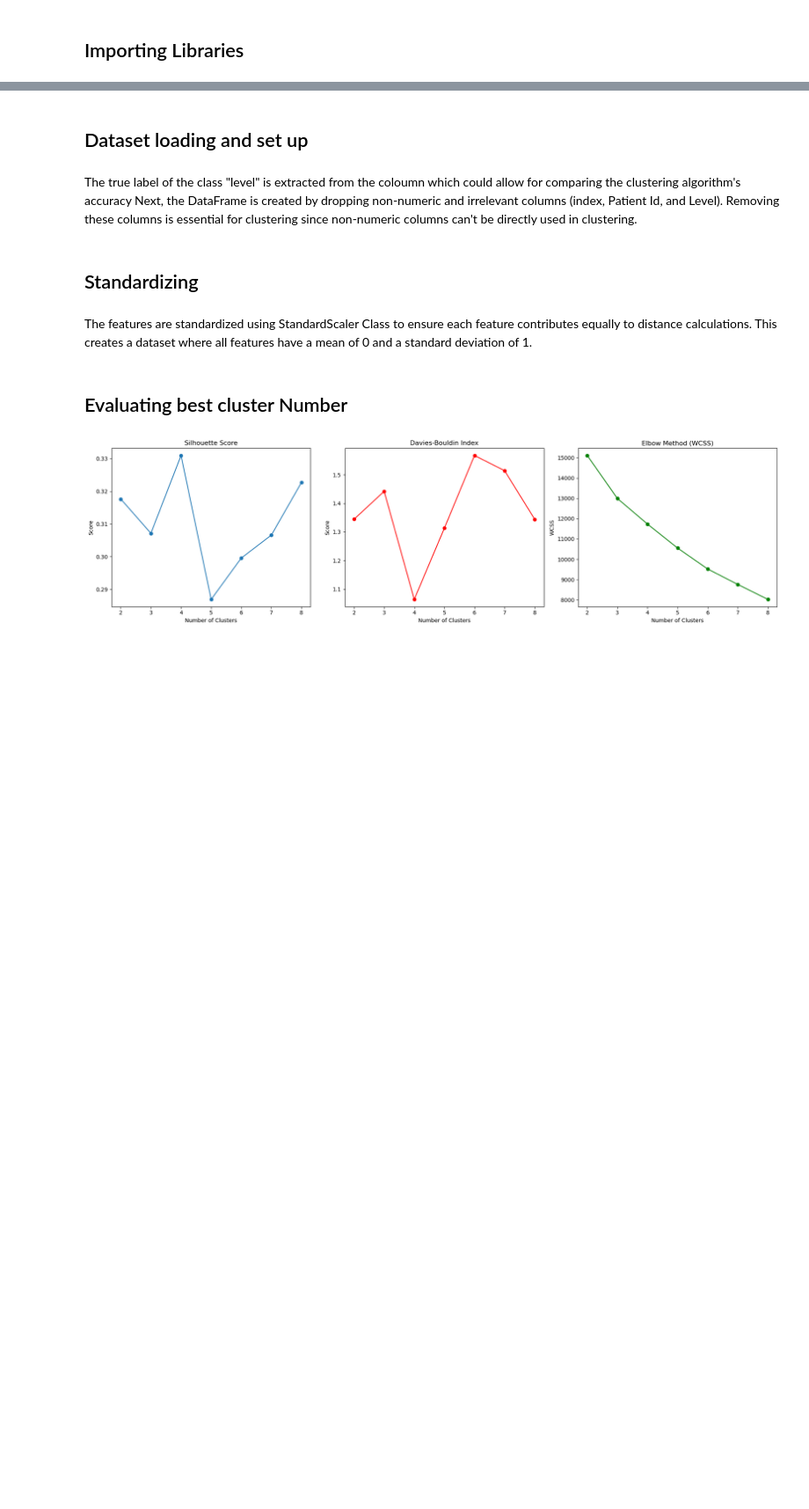
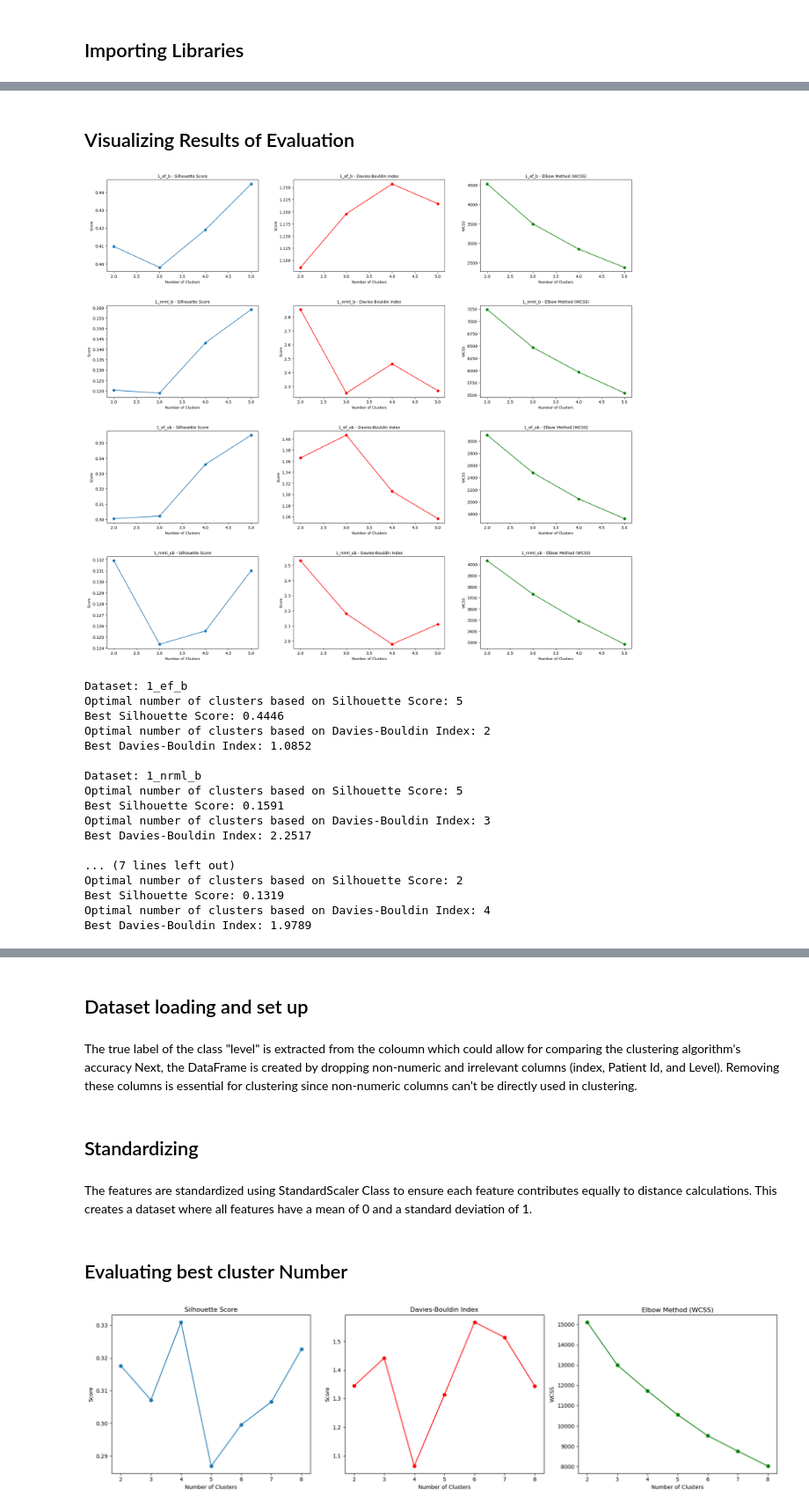
Before and after one commit to machine-learning-hwu-project/Dubai_UG_11, a Jupyter notebook: clustering/hierarchical clustering/Hierarchal_clustering.ipynb, the cells around one changed output, grey strips where cells are left out. Shown: that part at 88% size. Drawn from its saved outputs; the diff is of its cells as text; code cells hidden in the pictures; blank space fills up the shorter version.

Commit message:
done with AH clustering

```diff
--- a/clustering/hierarchical clustering/Hierarchal_clustering.ipynb
+++ b/clustering/hierarchical clustering/Hierarchal_clustering.ipynb
@@ -19,0 +72,53 @@ from sklearn.cluster import AgglomerativeClustering
+# %% [markdown]
+## Visualizing Results of Evaluation
+# %%
+plt.figure(figsize=(20, 18))
+for i, (label, metrics) in enumerate(results.items()):
+    cluster_range = range(2, 6)
+
+    plt.subplot(4, 3, i * 3 + 1)
+    plt.plot(cluster_range, metrics["Silhouette Scores"], marker='o')
+    plt.title(f"{label} - Silhouette Score", fontsize=10)
+    plt.xlabel("Number of Clusters", fontsize=9)
+    plt.ylabel("Score", fontsize=9)
+
+    plt.subplot(4, 3, i * 3 + 2)
+    plt.plot(cluster_range, metrics["Davies-Bouldin Scores"], marker='o', color='red')
+    plt.title(f"{label} - Davies-Bouldin Index", fontsize=10)
+    plt.xlabel("Number of Clusters", fontsize=9)
+    plt.ylabel("Score", fontsize=9)
+
+    plt.subplot(4, 3, i * 3 + 3)
+    plt.plot(cluster_range, metrics["WCSS"], marker='o', color='green')
+    plt.title(f"{label} - Elbow Method (WCSS)", fontsize=10)
+    plt.xlabel("Number of Clusters", fontsize=9)
+    plt.ylabel("WCSS", fontsize=9)
+
+plt.tight_layout(pad=4)
+plt.show()
+
+for label, metrics in results.items():
+    print(f"\nDataset: {label}")
+    print(f"Optimal number of clusters based on Silhouette Score: {metrics['Optimal Clusters (Silhouette)']}")
+    print(f"Best Silhouette Score: {metrics['Best Silhouette Score']:.4f}")
+    print(f"Optimal number of clusters based on Davies-Bouldin Index: {metrics['Optimal Clusters (Davies-Bouldin)']}")
+    print(f"Best Davies-Bouldin Index: {metrics['Best Davies-Bouldin Index']:.4f}")
+# %% [output]
+[figure, added]
+Dataset: 1_ef_b
+Optimal number of clusters based on Silhouette Score: 5
+Best Silhouette Score: 0.4446
+Optimal number of clusters based on Davies-Bouldin Index: 2
+Best Davies-Bouldin Index: 1.0852
+
+Dataset: 1_nrml_b
+Optimal number of clusters based on Silhouette Score: 5
+Best Silhouette Score: 0.1591
+Optimal number of clusters based on Davies-Bouldin Index: 3
+Best Davies-Bouldin Index: 2.2517
+
+... (7 lines left out)
+Optimal number of clusters based on Silhouette Score: 2
+Best Silhouette Score: 0.1319
+Optimal number of clusters based on Davies-Bouldin Index: 4
+Best Davies-Bouldin Index: 1.9789
```
Also changed, not shown: parts of 24 cells of this notebook, 2 other files.
